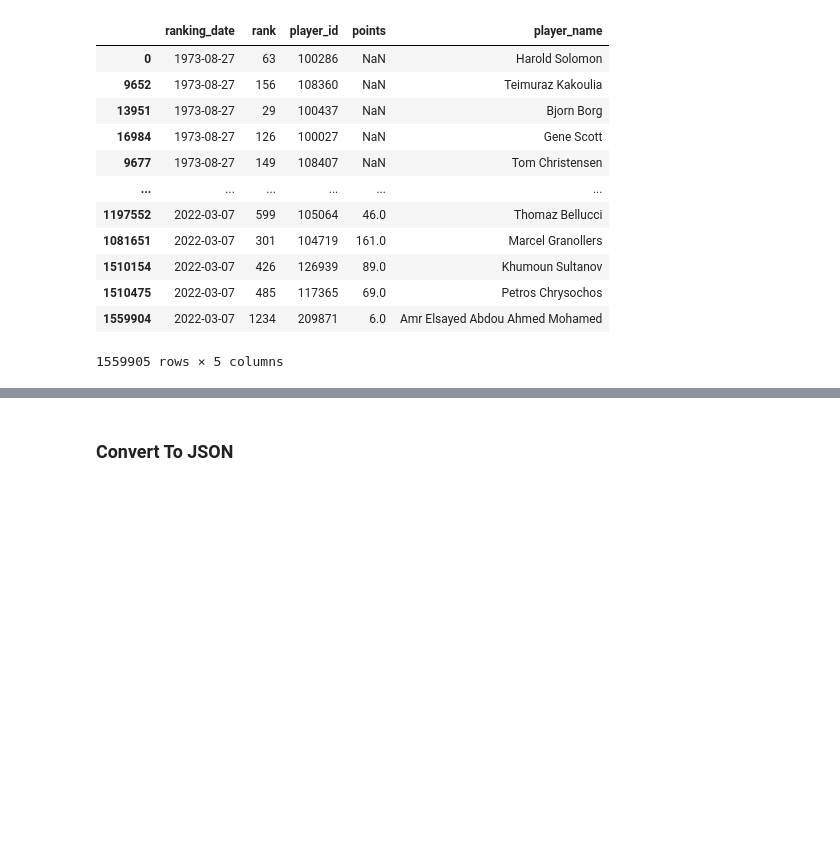
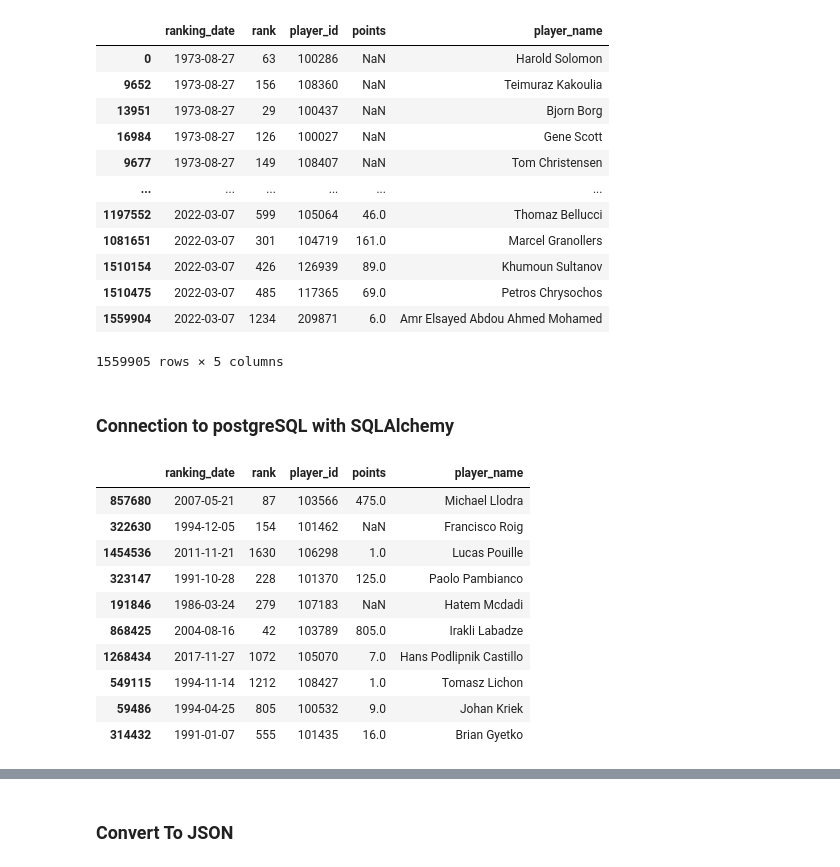
Before and after one commit to julieher/project_folder, a Jupyter notebook: model/players_ETL.ipynb, the cells around one changed output, grey strips where cells are left out. Drawn from its saved outputs; the diff is of its cells as text; code cells hidden in the pictures; blank space fills up the shorter version.

```diff
--- a/model/players_ETL.ipynb
+++ b/model/players_ETL.ipynb
@@ -322,0 +327,2 @@ pen.sort_values(by='ranking_date')
+# %% [markdown]
+### Connection to postgreSQL with SQLAlchemy
@@ -322,0 +336,15 @@ pen.sort_values(by='ranking_date')
+# %%
+# this should be the final merge minus some cols
+pen.sample(10)
+# %% [output]
+|  | ranking_date | rank | player_id | points | player_name |
+| 857680 | 2007-05-21 | 87 | 103566 | 475.0 | Michael Llodra |
+| 322630 | 1994-12-05 | 154 | 101462 | NaN | Francisco Roig |
+| 1454536 | 2011-11-21 | 1630 | 106298 | 1.0 | Lucas Pouille |
+| 323147 | 1991-10-28 | 228 | 101370 | 125.0 | Paolo Pambianco |
+| 191846 | 1986-03-24 | 279 | 107183 | NaN | Hatem Mcdadi |
+| 868425 | 2004-08-16 | 42 | 103789 | 805.0 | Irakli Labadze |
+| 1268434 | 2017-11-27 | 1072 | 105070 | 7.0 | Hans Podlipnik Castillo |
+| 549115 | 1994-11-14 | 1212 | 108427 | 1.0 | Tomasz Lichon |
+| 59486 | 1994-04-25 | 805 | 100532 | 9.0 | Johan Kriek |
+| 314432 | 1991-01-07 | 555 | 101435 | 16.0 | Brian Gyetko |
```
Also changed, not shown: parts of 9 cells of this notebook, 1 other file.
